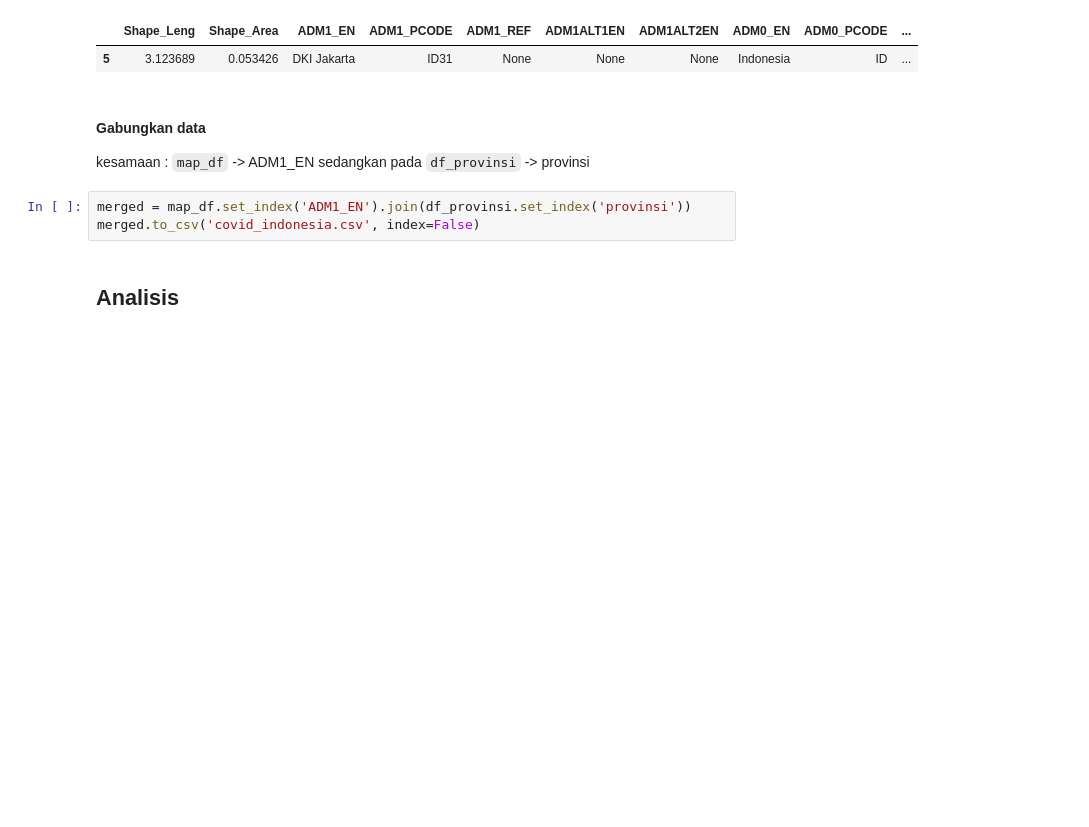
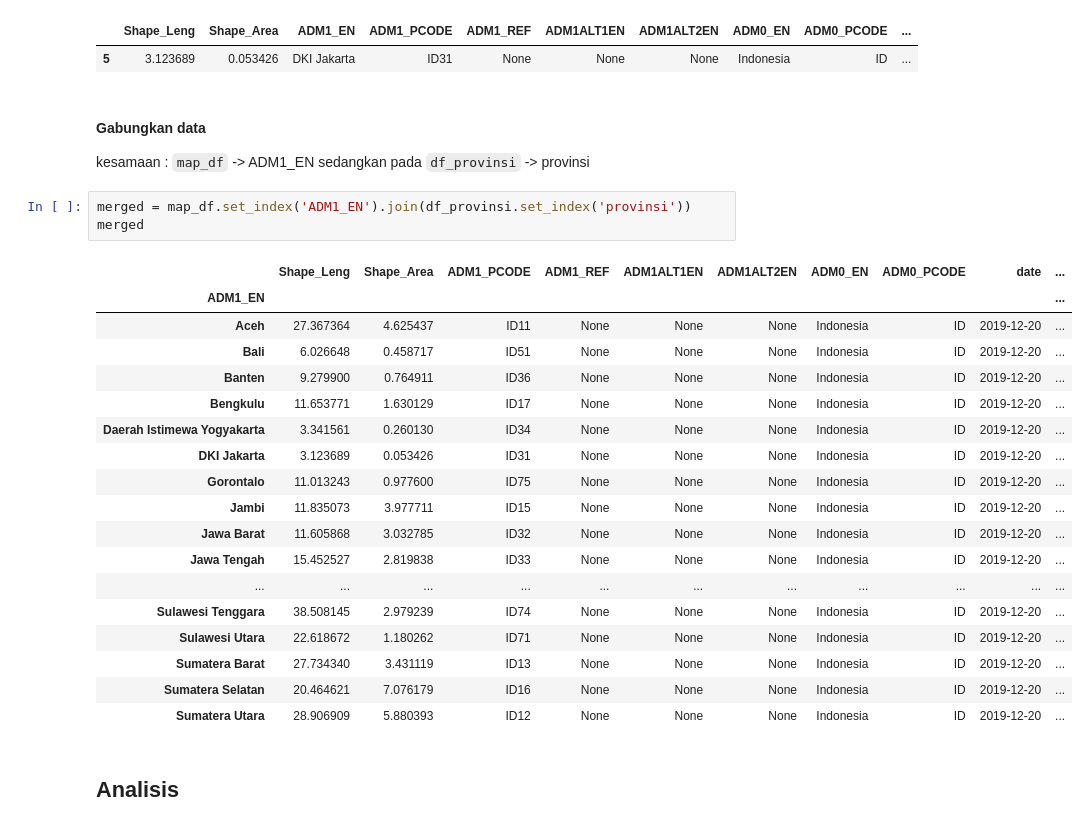
Before and after one commit to asepscareer/persebaran-covid-19-di-Indonesia, a Jupyter notebook: covid_indonesia.ipynb, the cells around one changed output. Saved outputs shown, nothing was run; the diff lists cells and outputs as text; blank space fills up the shorter version.

```diff
--- a/covid_indonesia.ipynb
+++ b/covid_indonesia.ipynb
@@ -100,7 +91,26 @@ map_df[map_df['ADM1_EN'] == "DKI Jakarta"]
 kesamaan : `map_df` -> ADM1_EN sedangkan pada `df_provinsi` -> provinsi
 # %%
 merged = map_df.set_index('ADM1_EN').join(df_provinsi.set_index('provinsi'))
-merged.to_csv('covid_indonesia.csv', index=False)
+merged
+# %% [output]
+|  | Shape_Leng | Shape_Area | ADM1_PCODE | ADM1_REF | ADM1ALT1EN | ADM1ALT2EN | ADM0_EN | ADM0_PCODE | date | ... |
+| ADM1_EN |  |  |  |  |  |  |  |  |  | ... |
+| Aceh | 27.367364 | 4.625437 | ID11 | None | None | None | Indonesia | ID | 2019-12-20 | ... |
+| Bali | 6.026648 | 0.458717 | ID51 | None | None | None | Indonesia | ID | 2019-12-20 | ... |
+| Banten | 9.279900 | 0.764911 | ID36 | None | None | None | Indonesia | ID | 2019-12-20 | ... |
+| Bengkulu | 11.653771 | 1.630129 | ID17 | None | None | None | Indonesia | ID | 2019-12-20 | ... |
+| Daerah Istimewa Yogyakarta | 3.341561 | 0.260130 | ID34 | None | None | None | Indonesia | ID | 2019-12-20 | ... |
+| DKI Jakarta | 3.123689 | 0.053426 | ID31 | None | None | None | Indonesia | ID | 2019-12-20 | ... |
+| Gorontalo | 11.013243 | 0.977600 | ID75 | None | None | None | Indonesia | ID | 2019-12-20 | ... |
+| Jambi | 11.835073 | 3.977711 | ID15 | None | None | None | Indonesia | ID | 2019-12-20 | ... |
+| Jawa Barat | 11.605868 | 3.032785 | ID32 | None | None | None | Indonesia | ID | 2019-12-20 | ... |
+| Jawa Tengah | 15.452527 | 2.819838 | ID33 | None | None | None | Indonesia | ID | 2019-12-20 | ... |
+| ... | ... | ... | ... | ... | ... | ... | ... | ... | ... | ... |
+| Sulawesi Tenggara | 38.508145 | 2.979239 | ID74 | None | None | None | Indonesia | ID | 2019-12-20 | ... |
+| Sulawesi Utara | 22.618672 | 1.180262 | ID71 | None | None | None | Indonesia | ID | 2019-12-20 | ... |
+| Sumatera Barat | 27.734340 | 3.431119 | ID13 | None | None | None | Indonesia | ID | 2019-12-20 | ... |
+| Sumatera Selatan | 20.464621 | 7.076179 | ID16 | None | None | None | Indonesia | ID | 2019-12-20 | ... |
+| Sumatera Utara | 28.906909 | 5.880393 | ID12 | None | None | None | Indonesia | ID | 2019-12-20 | ... |
 # %% [markdown]
 ## Analisis
 # %% [markdown]
```
Also changed, not shown: parts of 4 cells of this notebook, 1 other file.
